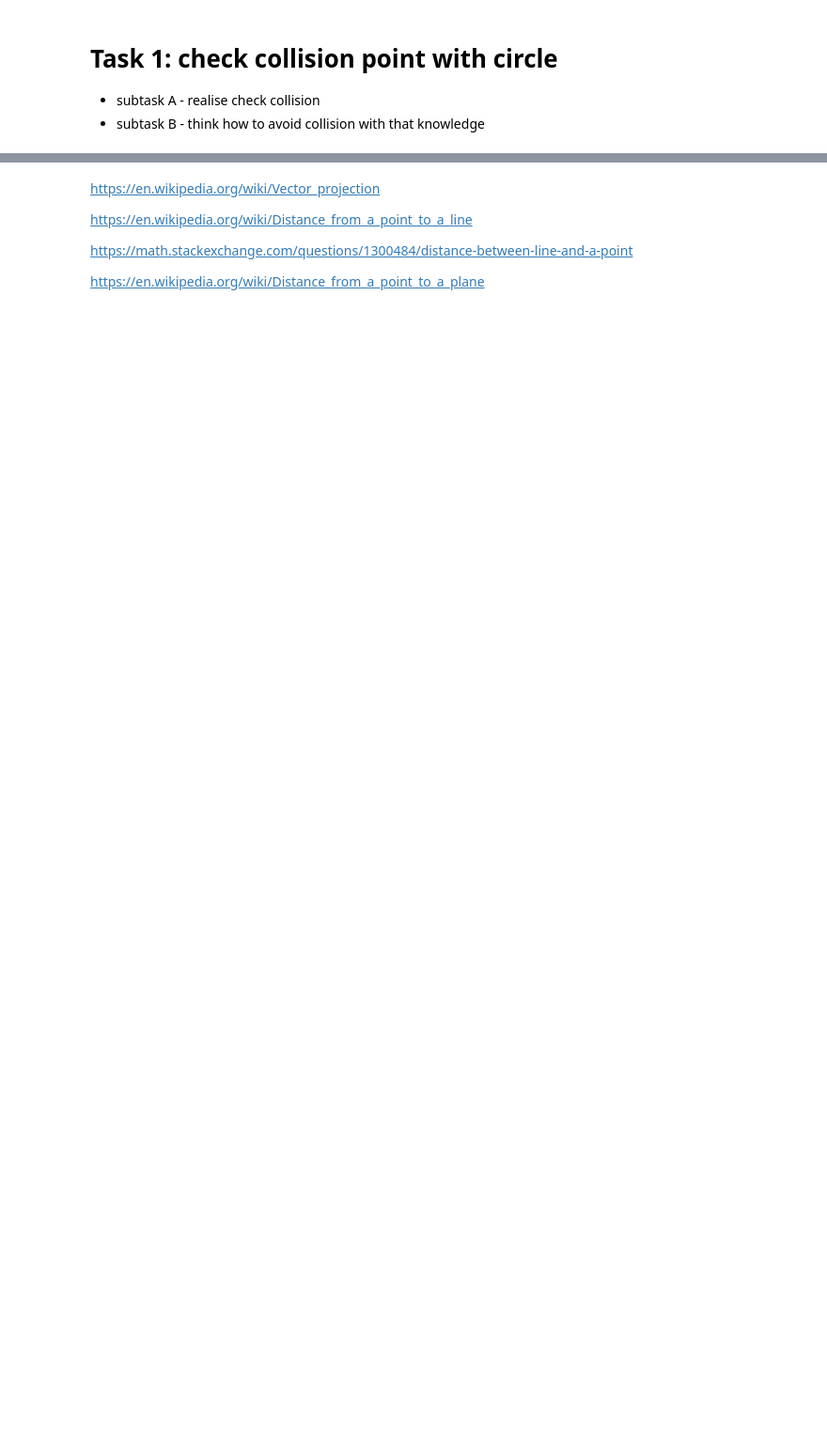
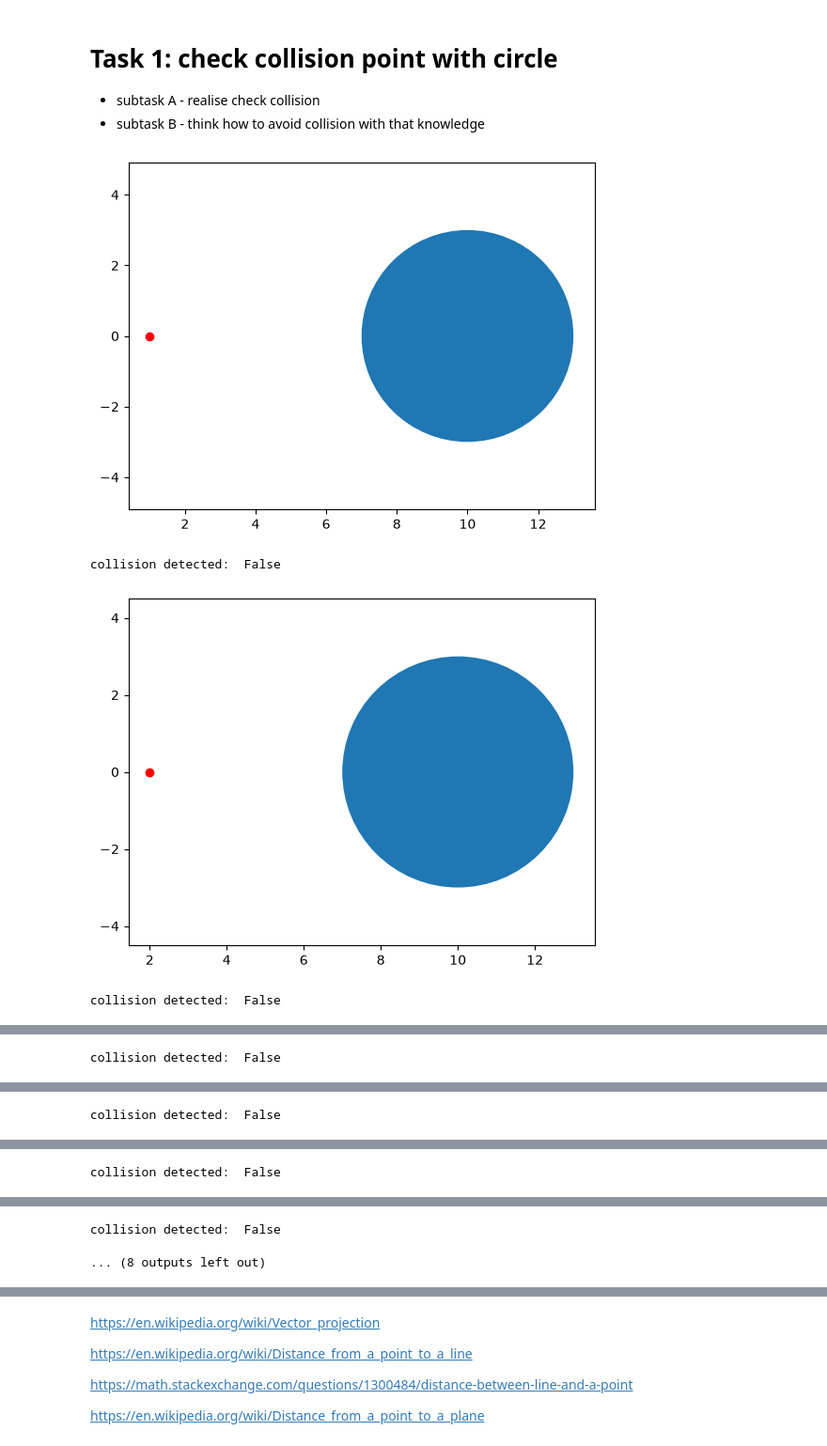
Before and after one commit to glebuben/planning-2026-T2, a Jupyter notebook: seminars/S2/seminar-2-sampling.ipynb, the cells around one changed output, grey strips where cells are left out. Shown at 94% size. Drawn from its saved outputs; the diff is of its cells as text; code cells hidden in the pictures; blank space fills up the shorter version.

```diff
--- a/seminars/S2/seminar-2-sampling.ipynb
+++ b/seminars/S2/seminar-2-sampling.ipynb
@@ -47,14 +49,23 @@ render(point,obstacle)
 # %%
 def check_collision(point,obstacle):
     # TODO A: return True if point in collision, else False
-    return False
+    return np.linalg.norm(np.array(point) - np.array(obstacle[:-1])) <= obstacle[-1]
 # %%
 point = np.array([0,0]) # x,y
 obstacle = [10,0,3] #  x,y,radius (assume that is circle)
 velocity = np.array([1,0]) # vx,vy
 for _ in range(10):
     # TODO B: think how to avoid collision
-    point = point+velocity # discrete step
-    collision = check_collision(point,obstacle)
+    point_new = point+velocity # discrete step
+    collision = check_collision(point_new,obstacle)
+    if collision:
+        velocity = np.array([0, 0])
+        point_new = point
+    point = point_new
     render(point,obstacle)
     print("collision detected: ", collision)
+# %% [output]
+[figure, added]
+collision detected:  False
+[figure, added]
+collision detected:  False
@@ -60,0 +73 @@ for _ in range(10):
+collision detected:  False
@@ -60,0 +75 @@ for _ in range(10):
+collision detected:  False
@@ -60,0 +77 @@ for _ in range(10):
+collision detected:  False
@@ -61,3 +79,5 @@ for _ in range(10):
+collision detected:  False
+... (8 outputs left out)
 # %% [markdown]
 # Task 2: check collision 2R manipulator with circle
 * subtask A - realise check collision for
```
Also changed, not shown: parts of 8 cells of this notebook.
